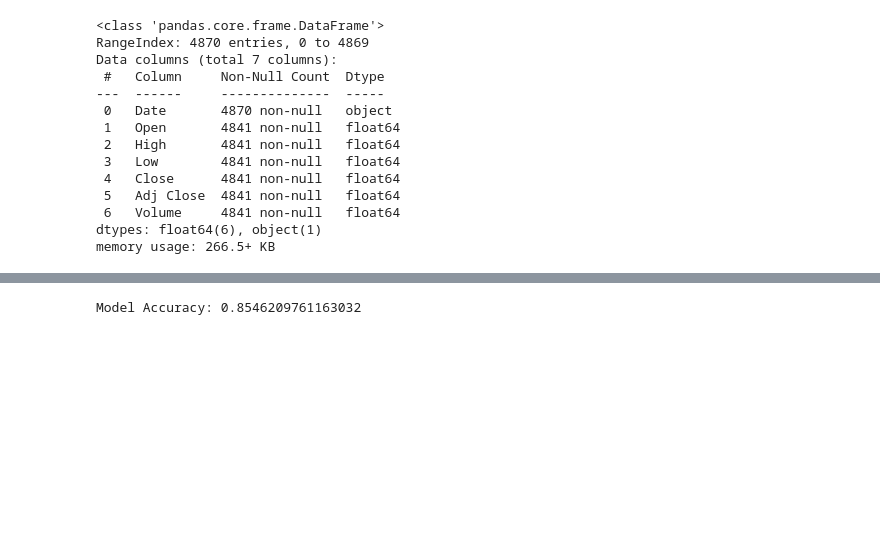
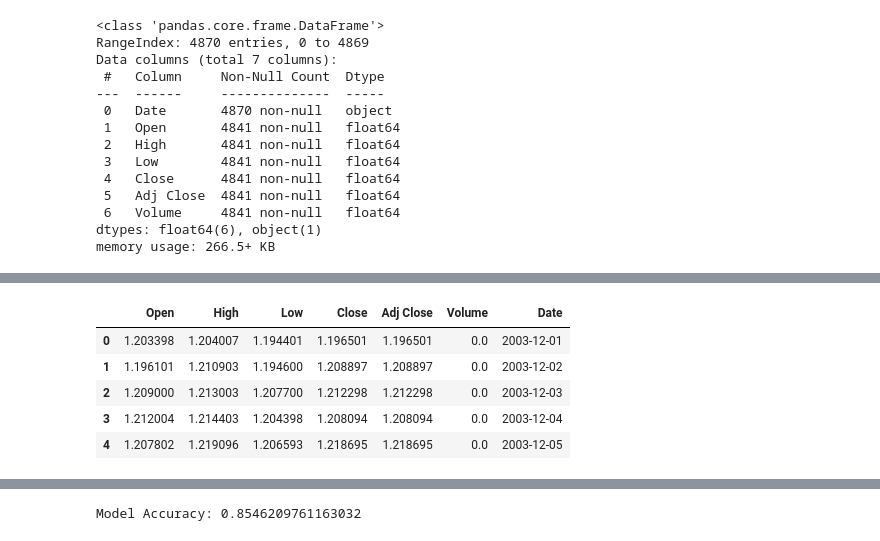
Before and after one commit to magical-king03/Machine-Learning-Project, a Jupyter notebook: model.ipynb, the cells around one changed output, grey strips where cells are left out. Cells and saved outputs as stored; diff of their text form; code cells hidden in the pictures; blank space fills up the shorter version.

```diff
--- a/model.ipynb
+++ b/model.ipynb
@@ -47,3 +63,13 @@ memory usage: 266.5+ KB
+# %%
+data['Date'] = date_col
+data.head()
+# %% [output]
+|  | Open | High | Low | Close | Adj Close | Volume | Date |
+| 0 | 1.203398 | 1.204007 | 1.194401 | 1.196501 | 1.196501 | 0.0 | 2003-12-01 |
+| 1 | 1.196101 | 1.210903 | 1.194600 | 1.208897 | 1.208897 | 0.0 | 2003-12-02 |
+| 2 | 1.209000 | 1.213003 | 1.207700 | 1.212298 | 1.212298 | 0.0 | 2003-12-03 |
+| 3 | 1.212004 | 1.214403 | 1.204398 | 1.208094 | 1.208094 | 0.0 | 2003-12-04 |
+| 4 | 1.207802 | 1.219096 | 1.206593 | 1.218695 | 1.218695 | 0.0 | 2003-12-05 |
 # %%
 data['RSI'] = ta.rsi(data['Close'], timeperiod=15)
 data['EMA20'] = ta.ema(data['Close'], timeperiod=20)
```
Also changed, not shown: parts of 4 cells of this notebook, 2 other files.
